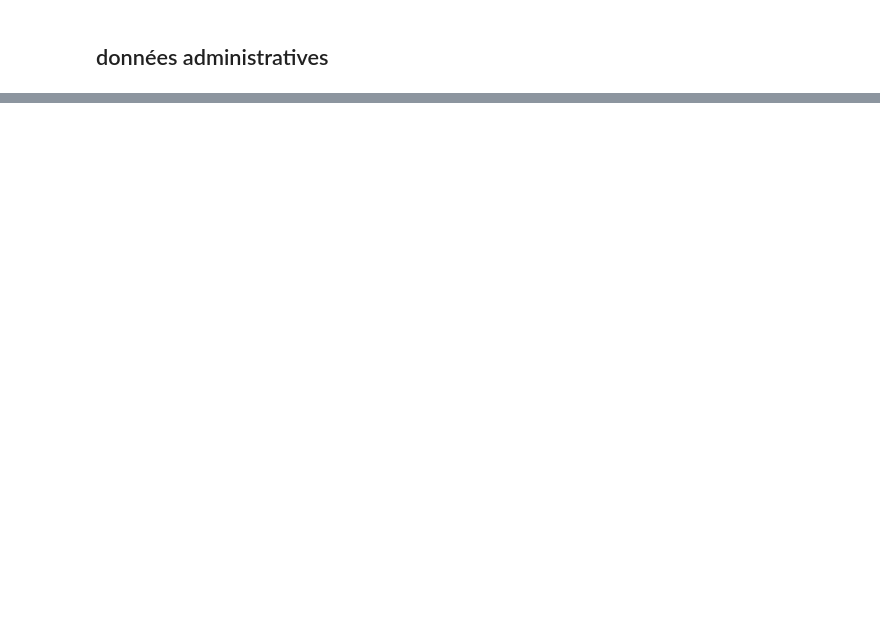
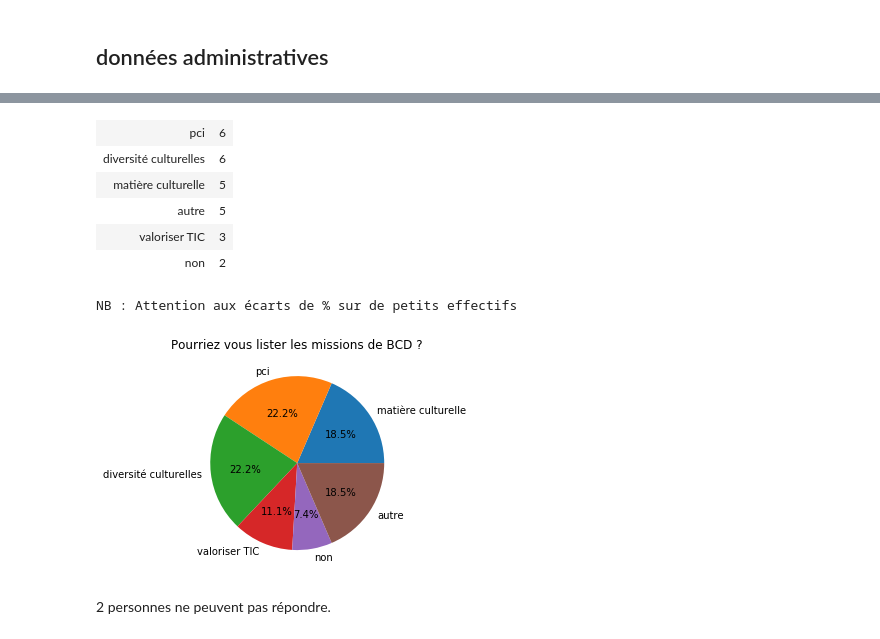
Before and after one commit to LarusRidi/Questionnaire_accueil_BCD, a Jupyter notebook: questionnaire.ipynb, the cells around one changed output, grey strips where cells are left out. Saved outputs shown, nothing was run; the diff lists cells and outputs as text; code cells hidden in the pictures; blank space fills up the shorter version.

```diff
--- a/questionnaire.ipynb
+++ b/questionnaire.ipynb
@@ -339,0 +59,6 @@ la navigation n'est pas facile car le site et ses rubriques est plutôt dense. L
+# %%
+df = df[df['Date de soumission'].notnull()]
+l_questions = df.columns
+print('Liste des questions :')
+for q in l_questions:
+    print(f" - {q}")
@@ -339,0 +92,3 @@ la navigation n'est pas facile car le site et ses rubriques est plutôt dense. L
+# %%
+q1 = 'Pourriez vous lister les missions de BCD ?'
+print(f"Nombre de réponses : {len(df[q1].dropna())}")
@@ -339,0 +119,25 @@ la navigation n'est pas facile car le site et ses rubriques est plutôt dense. L
+# %%
+reponses1 = {
+    'matière culturelle':5,
+    'pci':6,
+    'diversité culturelles':6,
+    'valoriser TIC':3,
+    'non':2,
+    'autre':5
+}
+
+plt.pie(reponses1.values(), labels=reponses1.keys(),autopct='%1.1f%%');
+plt.title(df[q1].name)
+display(DictTable(tri_dico(reponses1)))
+print('NB : Attention aux écarts de % sur de petits effectifs')
+# %% [output]
+| pci | 6 |
+| diversité culturelles | 6 |
+| matière culturelle | 5 |
+| autre | 5 |
+| valoriser TIC | 3 |
+| non | 2 |
+NB : Attention aux écarts de % sur de petits effectifs
+[figure, added]
+# %% [markdown]
+2 personnes ne peuvent pas répondre.
```
Also changed, not shown: parts of 71 cells of this notebook, 1 other file.
